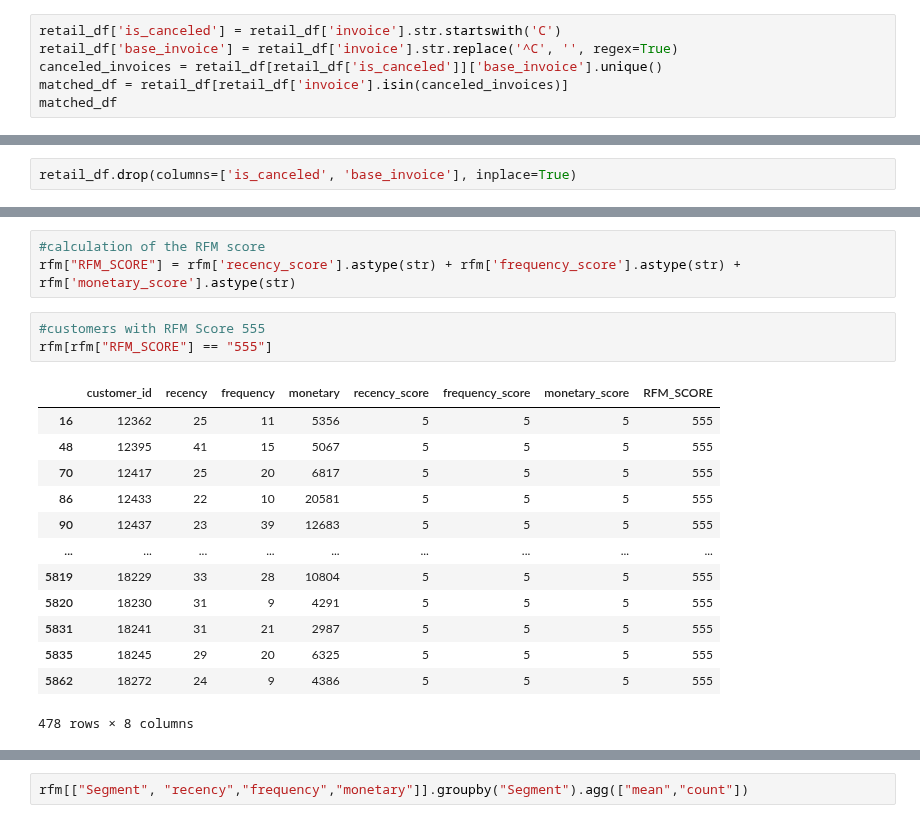
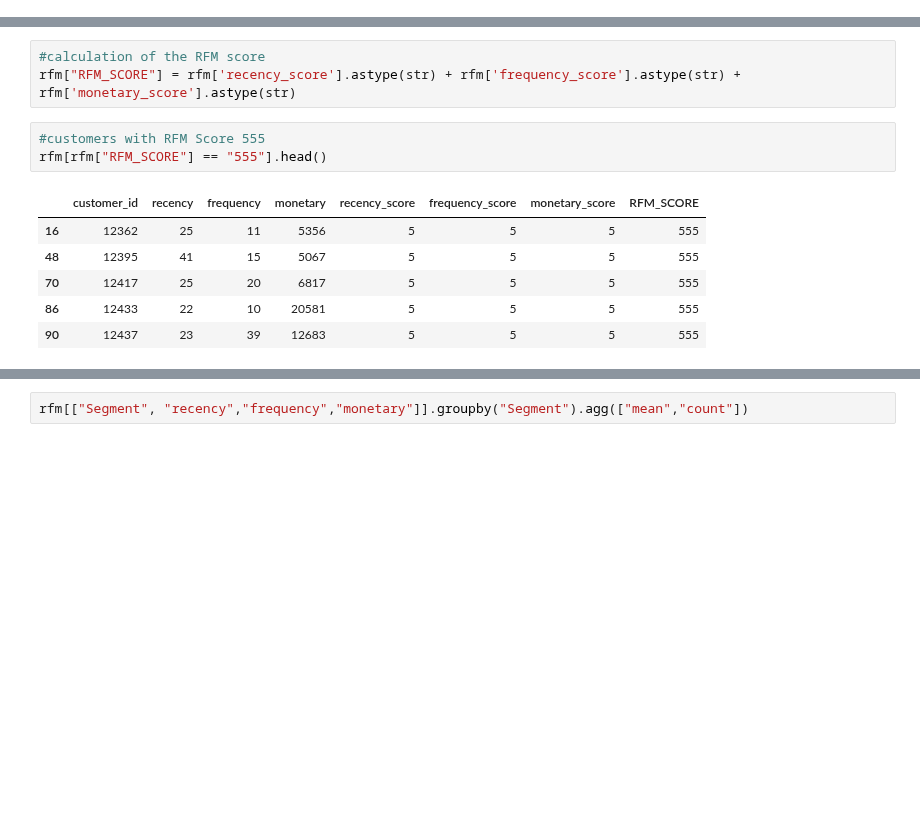
Before and after one commit to jarviscanada/jarvis_data_eng_SarazhiliuHe, a Jupyter notebook: python_data_analytics/retail_data_analytics_wrangling.ipynb, the cells around one changed output, grey strips where cells are left out. Saved outputs shown, nothing was run; the diff lists cells and outputs as text; blank space fills up the shorter version.

```diff
--- a/python_data_analytics/retail_data_analytics_wrangling.ipynb
+++ b/python_data_analytics/retail_data_analytics_wrangling.ipynb
@@ -319,6 +142,0 @@ there is no one-to-one mapping between canceled and original invoice numbers via
-# %%
-retail_df['is_canceled'] = retail_df['invoice'].str.startswith('C')
-retail_df['base_invoice'] = retail_df['invoice'].str.replace('^C', '', regex=True)
-canceled_invoices = retail_df[retail_df['is_canceled']]['base_invoice'].unique()
-matched_df = retail_df[retail_df['invoice'].isin(canceled_invoices)]
-matched_df
@@ -327,2 +142,0 @@ matched_df
-# %%
-retail_df.drop(columns=['is_canceled', 'base_invoice'], inplace=True)
@@ -917,20 +645,13 @@ rfm.head()
 rfm["RFM_SCORE"] = rfm['recency_score'].astype(str) + rfm['frequency_score'].astype(str) + rfm['monetary_score'].astype(str)
 # %%
 #customers with RFM Score 555
-rfm[rfm["RFM_SCORE"] == "555"]
+rfm[rfm["RFM_SCORE"] == "555"].head()
 # %% [output]
 |  | customer_id | recency | frequency | monetary | recency_score | frequency_score | monetary_score | RFM_SCORE |
 | 16 | 12362 | 25 | 11 | 5356 | 5 | 5 | 5 | 555 |
 | 48 | 12395 | 41 | 15 | 5067 | 5 | 5 | 5 | 555 |
 | 70 | 12417 | 25 | 20 | 6817 | 5 | 5 | 5 | 555 |
 | 86 | 12433 | 22 | 10 | 20581 | 5 | 5 | 5 | 555 |
 | 90 | 12437 | 23 | 39 | 12683 | 5 | 5 | 5 | 555 |
-| ... | ... | ... | ... | ... | ... | ... | ... | ... |
-| 5819 | 18229 | 33 | 28 | 10804 | 5 | 5 | 5 | 555 |
-| 5820 | 18230 | 31 | 9 | 4291 | 5 | 5 | 5 | 555 |
-| 5831 | 18241 | 31 | 21 | 2987 | 5 | 5 | 5 | 555 |
-| 5835 | 18245 | 29 | 20 | 6325 | 5 | 5 | 5 | 555 |
-| 5862 | 18272 | 24 | 9 | 4386 | 5 | 5 | 5 | 555 |
-478 rows × 8 columns
 # %%
 #customers with RFM Score 111
```
Also changed, not shown: parts of 71 cells of this notebook, 2 other files.
